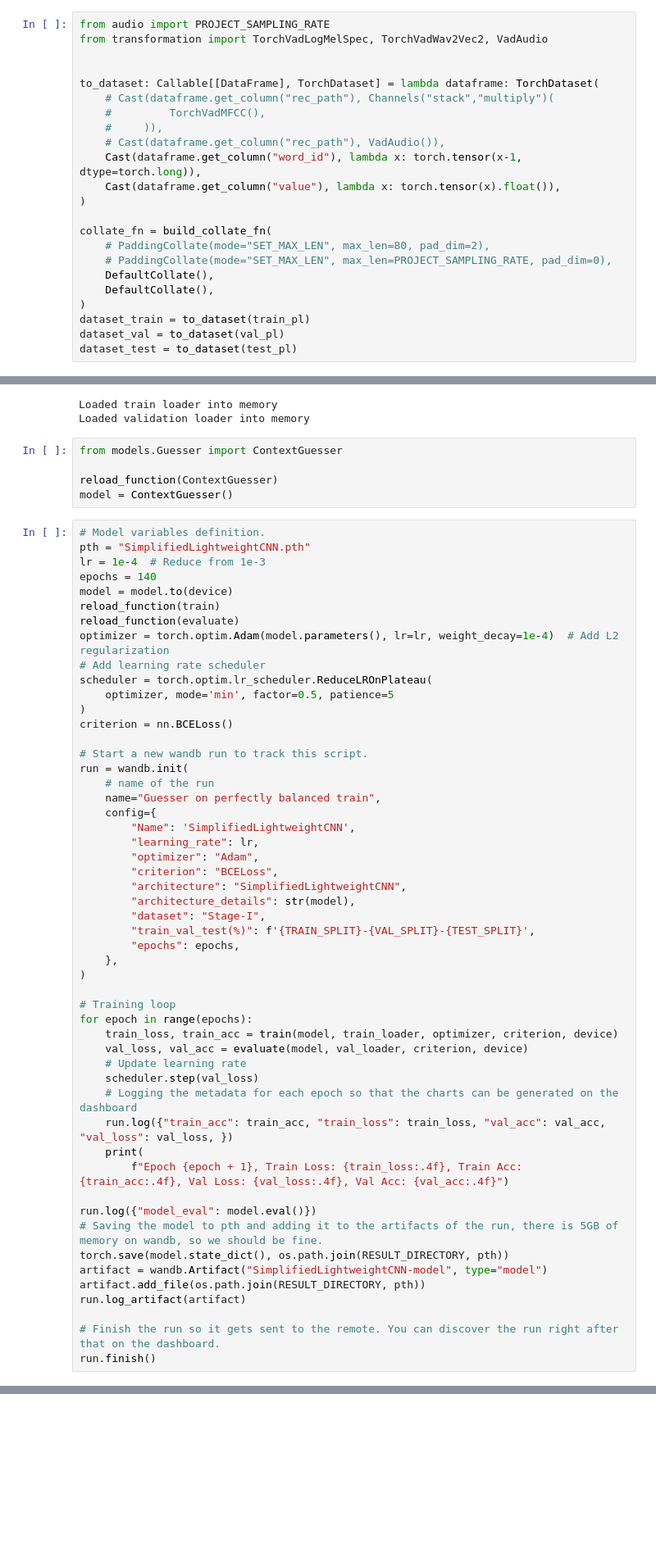
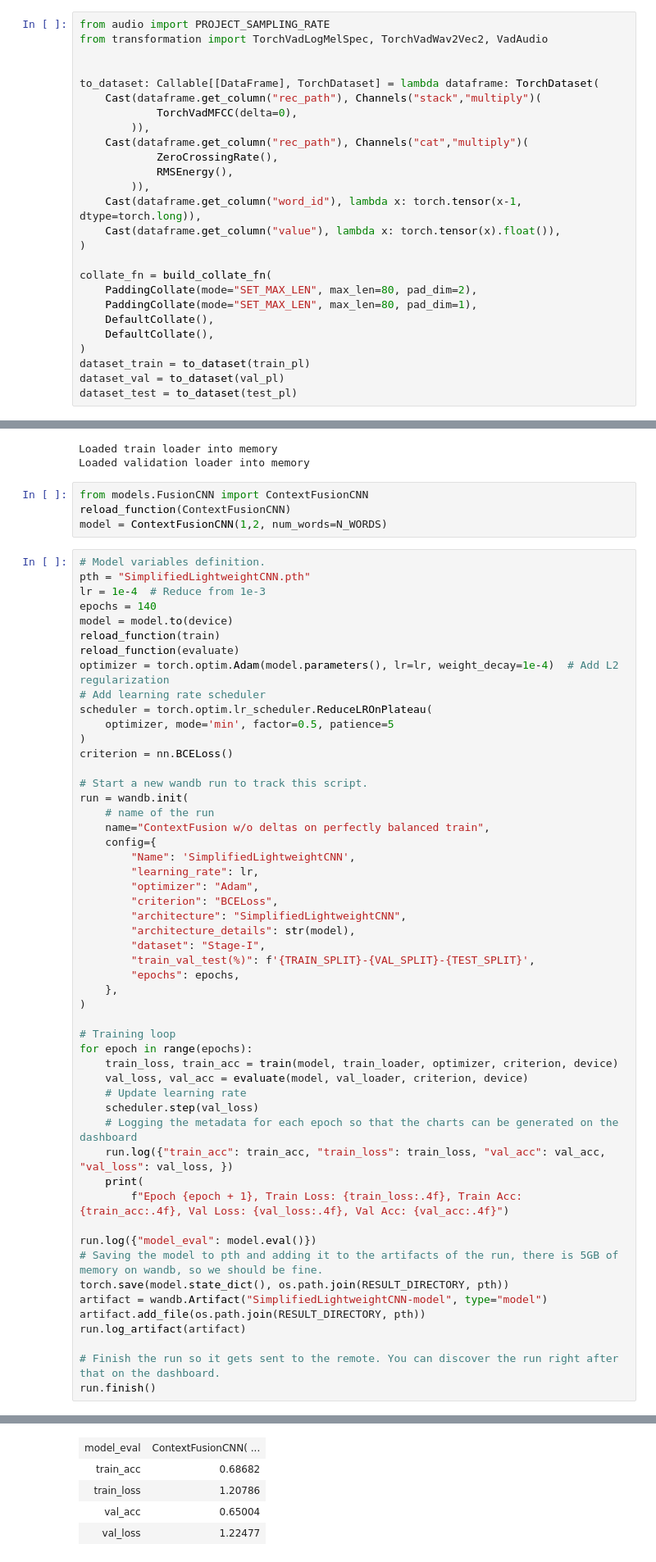
Before and after one commit to tad1/Mandarin_Pronunciation_Recognition_Project, a Jupyter notebook: src/hypothesis.ipynb, the cells around one changed output, grey strips where cells are left out. Shown at 82% size. Cells and saved outputs as stored; diff of their text form; blank space fills up the shorter version.

Commit message:
get ContextFusion w/o deltas

```diff
--- a/src/hypothesis.ipynb
+++ b/src/hypothesis.ipynb
@@ -105,17 +114,20 @@ from transformation import TorchVadLogMelSpec, TorchVadWav2Vec2, VadAudio
 
 
 to_dataset: Callable[[DataFrame], TorchDataset] = lambda dataframe: TorchDataset(
-    # Cast(dataframe.get_column("rec_path"), Channels("stack","multiply")(
-    #         TorchVadMFCC(),
-    #     )),
-    # Cast(dataframe.get_column("rec_path"), VadAudio()),
+    Cast(dataframe.get_column("rec_path"), Channels("stack","multiply")(
+            TorchVadMFCC(delta=0),
+        )),
+    Cast(dataframe.get_column("rec_path"), Channels("cat","multiply")(
+            ZeroCrossingRate(),
+            RMSEnergy(),
+        )),
     Cast(dataframe.get_column("word_id"), lambda x: torch.tensor(x-1, dtype=torch.long)),
     Cast(dataframe.get_column("value"), lambda x: torch.tensor(x).float()),
 )
 
 collate_fn = build_collate_fn(
-    # PaddingCollate(mode="SET_MAX_LEN", max_len=80, pad_dim=2),
-    # PaddingCollate(mode="SET_MAX_LEN", max_len=PROJECT_SAMPLING_RATE, pad_dim=0),
+    PaddingCollate(mode="SET_MAX_LEN", max_len=80, pad_dim=2),
+    PaddingCollate(mode="SET_MAX_LEN", max_len=80, pad_dim=1),
     DefaultCollate(),
     DefaultCollate(),
 )
@@ -147,10 +159,9 @@ print("Loaded validation loader into memory")
 Loaded train loader into memory
 Loaded validation loader into memory
 # %%
-from models.Guesser import ContextGuesser
-
-reload_function(ContextGuesser)
-model = ContextGuesser()
+from models.FusionCNN import ContextFusionCNN
+reload_function(ContextFusionCNN)
+model = ContextFusionCNN(1,2, num_words=N_WORDS)
 # %%
 # Model variables definition.
 pth = "SimplifiedLightweightCNN.pth"
@@ -169,7 +180,7 @@ criterion = nn.BCELoss()
 # Start a new wandb run to track this script.
 run = wandb.init(
     # name of the run
-    name="Guesser on perfectly balanced train",
+    name="ContextFusion w/o deltas on perfectly balanced train",
     config={
         "Name": 'SimplifiedLightweightCNN',
         "learning_rate": lr,
@@ -237,0 +248,5 @@ Epoch 140, Train Loss: 0.5109, Train Acc: 0.7554, Val Loss: 0.5555, Val Acc: 0.6
+| model_eval | ContextFusionCNN( ... |
+| train_acc | 0.68682 |
+| train_loss | 1.20786 |
+| val_acc | 0.65004 |
+| val_loss | 1.22477 |
```
Also changed, not shown: parts of 2 cells of this notebook, 1 other file.
